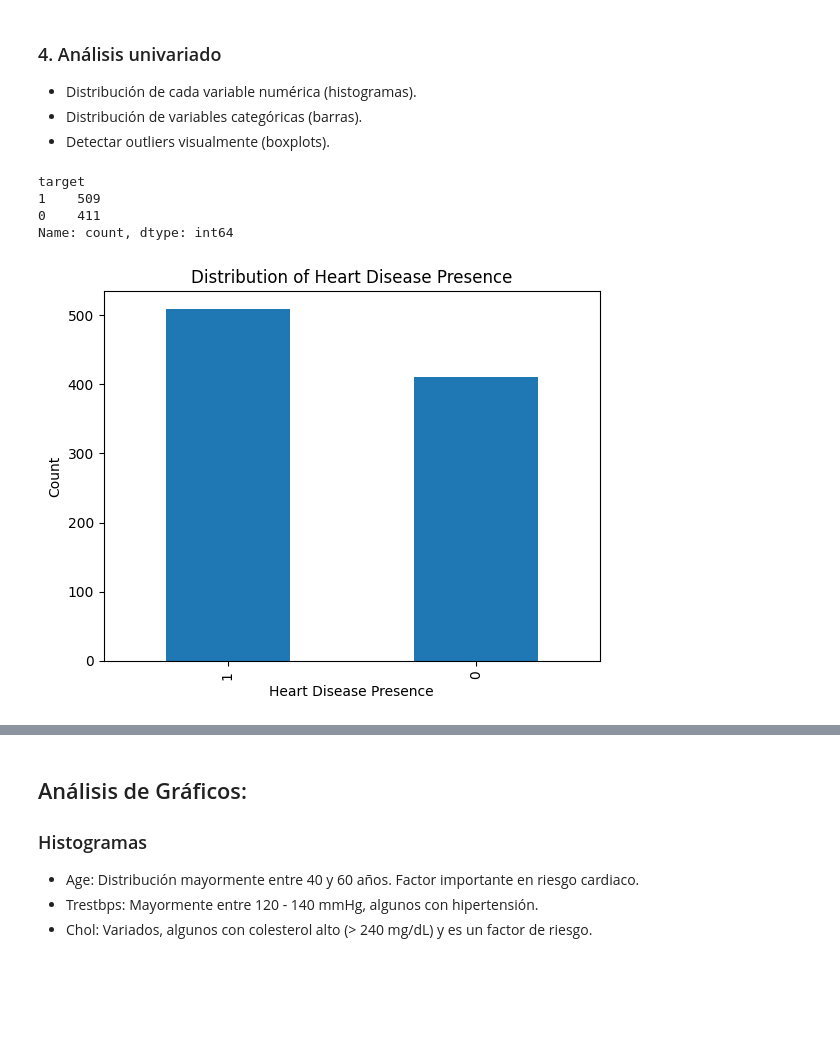
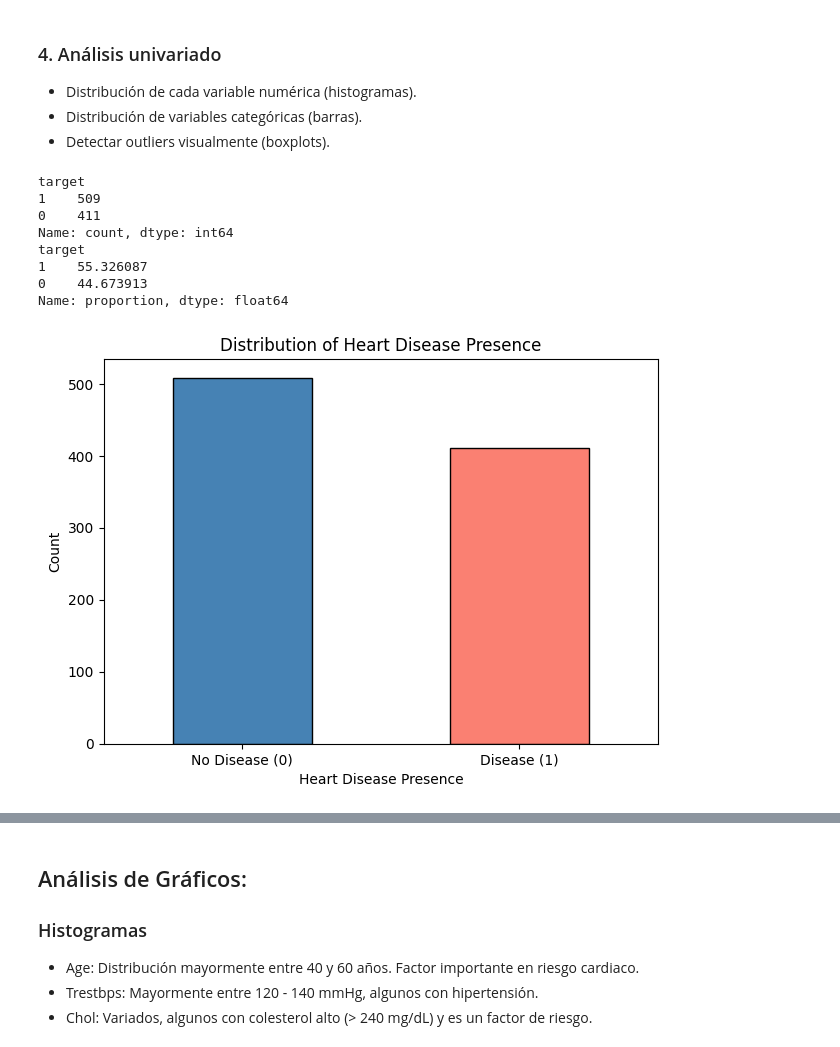
Before and after one commit to Ramicer00/Proyecto-UCI-Heart-Disease, a Jupyter notebook: Notebooks/EDA.ipynb, the cells around one changed output, grey strips where cells are left out. Saved outputs shown, nothing was run; the diff lists cells and outputs as text; code cells hidden in the pictures; blank space fills up the shorter version.

```diff
--- a/Notebooks/EDA.ipynb
+++ b/Notebooks/EDA.ipynb
@@ -41,0 +39,21 @@ df['target'] = df['target'].apply(lambda x: 1 if x > 0 else 0)
+# %%
+# ── 2. LIMPIEZA INICIAL ────────────────────────────────────────────────────────
+
+# Concatenar los 4 datasets
+df = pd.concat(
+    [data_cleveland, data_hungarian, data_switzerland, data_va_longbeach],
+    ignore_index=True
+)
+
+# Reemplazar "?" con NaN (por si no se usó na_values en read_csv)
+df.replace("?", pd.NA, inplace=True)
+
+# Convertir columnas a numérico — 'coerce' fuerza NaN en valores no convertibles
+df = df.apply(pd.to_numeric, errors='coerce')
+
+# Binarizar target: 0 = sin enfermedad, 1 = presencia de enfermedad (valores 1-4)
+df['target'] = df['target'].apply(lambda x: 1 if x > 0 else 0)
+
+print(f"Shape: {df.shape[0]} filas × {df.shape[1]} columnas")
+print(f"\nTipos de datos:\n{df.dtypes}")
+print(f"\nNulos por columna:\n{df.isnull().sum()}")
@@ -117,22 +153,33 @@ dtype: int64
 - Distribución de variables categóricas (barras).
 - Detectar outliers visualmente (boxplots).
 # %%
-df["target"].value_counts()
+print(df["target"].value_counts())
+print(df["target"].value_counts(normalize=True) * 100)
 # %% [output]
 target
 1    509
 0    411
 Name: count, dtype: int64
+target
+1    55.326087
+0    44.673913
+Name: proportion, dtype: float64
 # %%
-# Histogram of the target variable
 import matplotlib.pyplot as plt
-df['target'].value_counts().plot(kind='bar')
+
+df['target'].value_counts().plot(
+    kind='bar',
+    color=['steelblue', 'salmon'],
+    edgecolor='black'
+)
 plt.title('Distribution of Heart Disease Presence')
 plt.xlabel('Heart Disease Presence')
 plt.ylabel('Count')
+plt.xticks([0, 1], ['No Disease (0)', 'Disease (1)'], rotation=0)
+plt.tight_layout()
 plt.show()
 # %% [output]
-[figure, old version]
+[figure, new version]
 # %%
 import matplotlib.pyplot as plt
 import seaborn as sns
```
Also changed, not shown: parts of 9 cells of this notebook.
